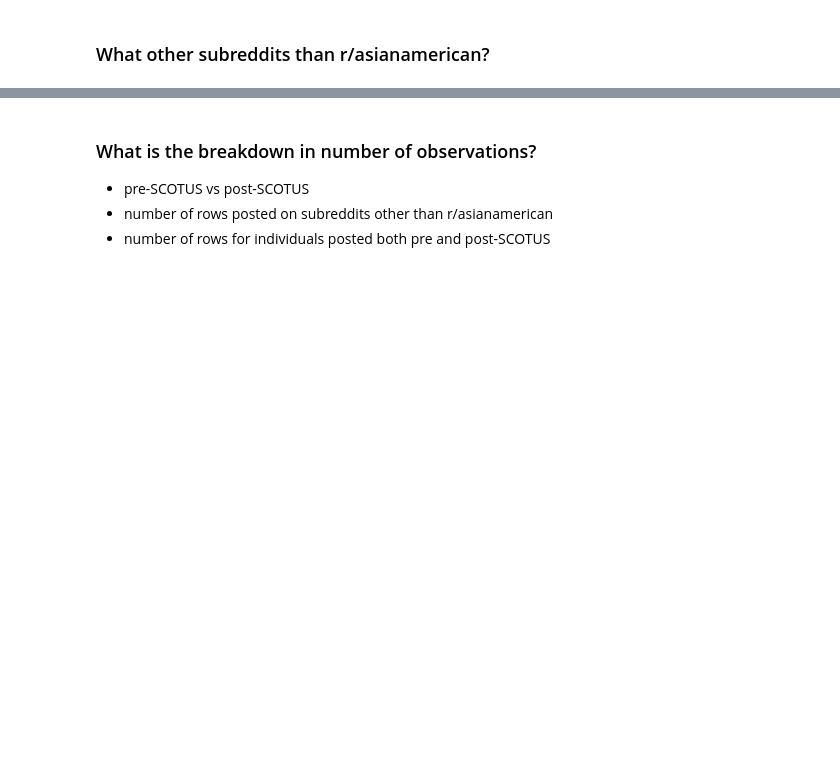
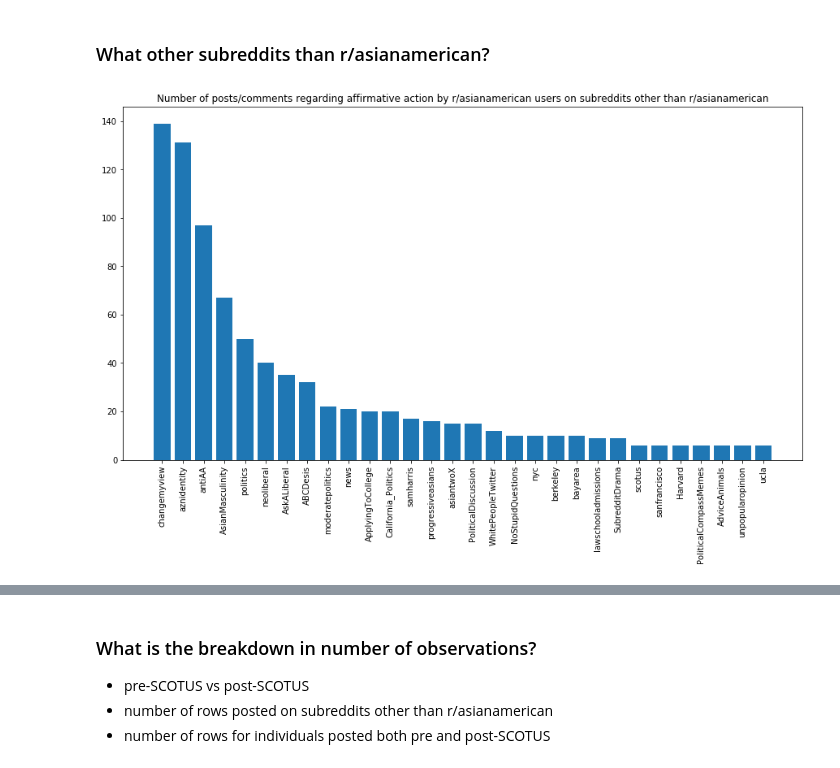
Before and after one commit to ddlee19/macs30200, a Jupyter notebook: analysis/full_corpus_analysis.ipynb, the cells around one changed output, grey strips where cells are left out. Drawn from its saved outputs; the diff is of its cells as text; code cells hidden in the pictures; blank space fills up the shorter version.

```diff
--- a/analysis/full_corpus_analysis.ipynb
+++ b/analysis/full_corpus_analysis.ipynb
@@ -4,0 +92,2 @@
+# %%
+full_df.drop(columns=['Unnamed: 0'], inplace=True)
@@ -5,2 +96,20 @@
 # %% [markdown]
 ### What other subreddits than r/asianamerican?
+# %%
+subreddit_counts = full_df.subreddit.value_counts().rename_axis('subreddit_id').reset_index(name='count')
+subreddit_counts['subreddit'] = subreddit_counts['subreddit_id'].apply(lambda x: get_subreddit_name(sr_id=x, praw_instance=reddit))
+# %%
+subreddit_counts_no_aa = subreddit_counts.iloc[1:]
+# %%
+subreddit_counts_no_aa_limit_5 = subreddit_counts_no_aa[subreddit_counts_no_aa['count'] > 5] # filter out subreddits with 5 obs or less
+# %%
+import matplotlib.pyplot as plt
+
+# graph
+plt.figure(figsize=(15, 8))
+plt.xticks(rotation=90)
+plt.bar(subreddit_counts_no_aa_limit_5['subreddit'], subreddit_counts_no_aa_limit_5['count'])
+plt.title('Number of posts/comments regarding affirmative action by r/asianamerican users on subreddits other than r/asianamerican')
+plt.show();
+# %% [output]
+[figure, added]
```
Also changed, not shown: parts of 69 cells of this notebook, 10 other files.
